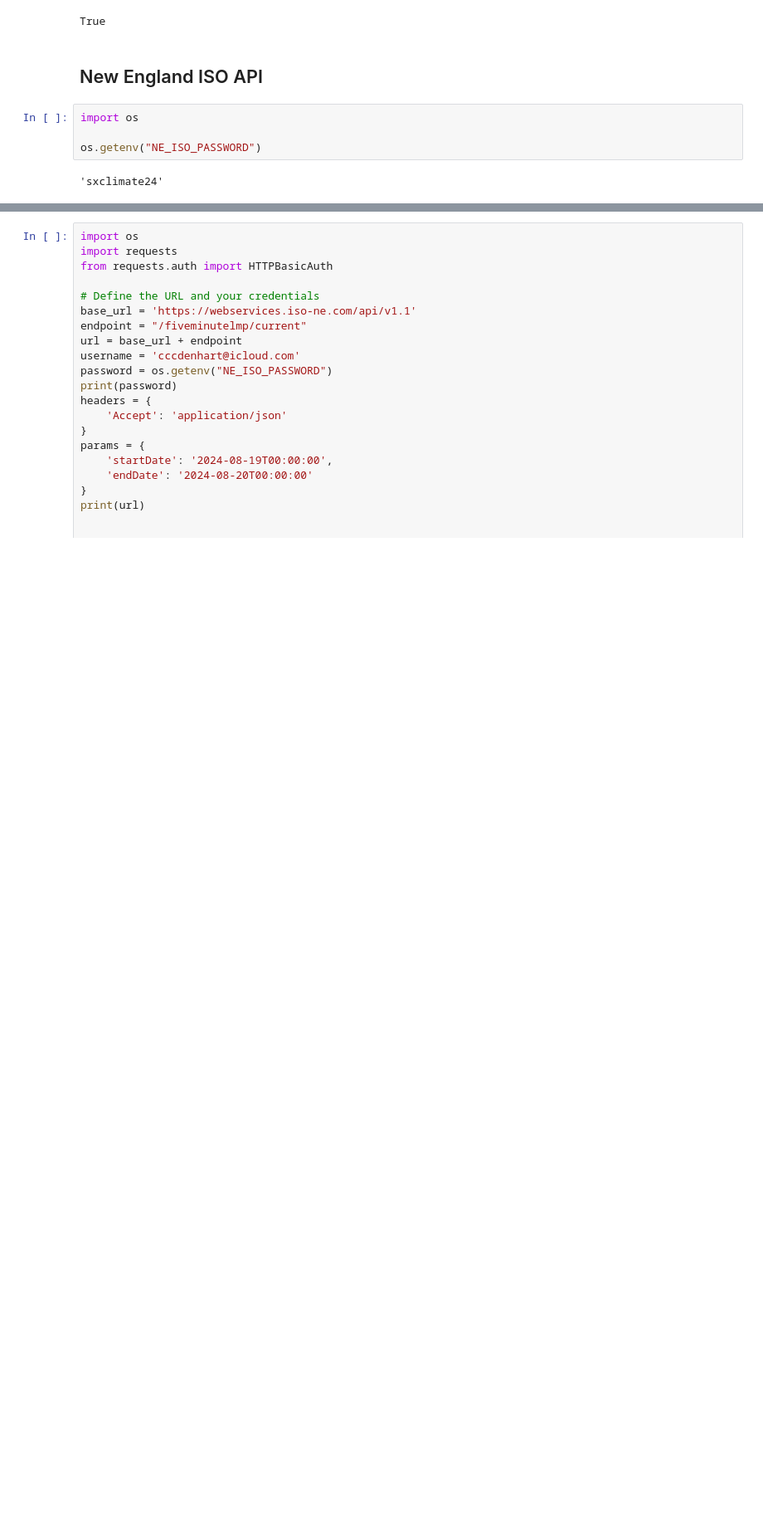
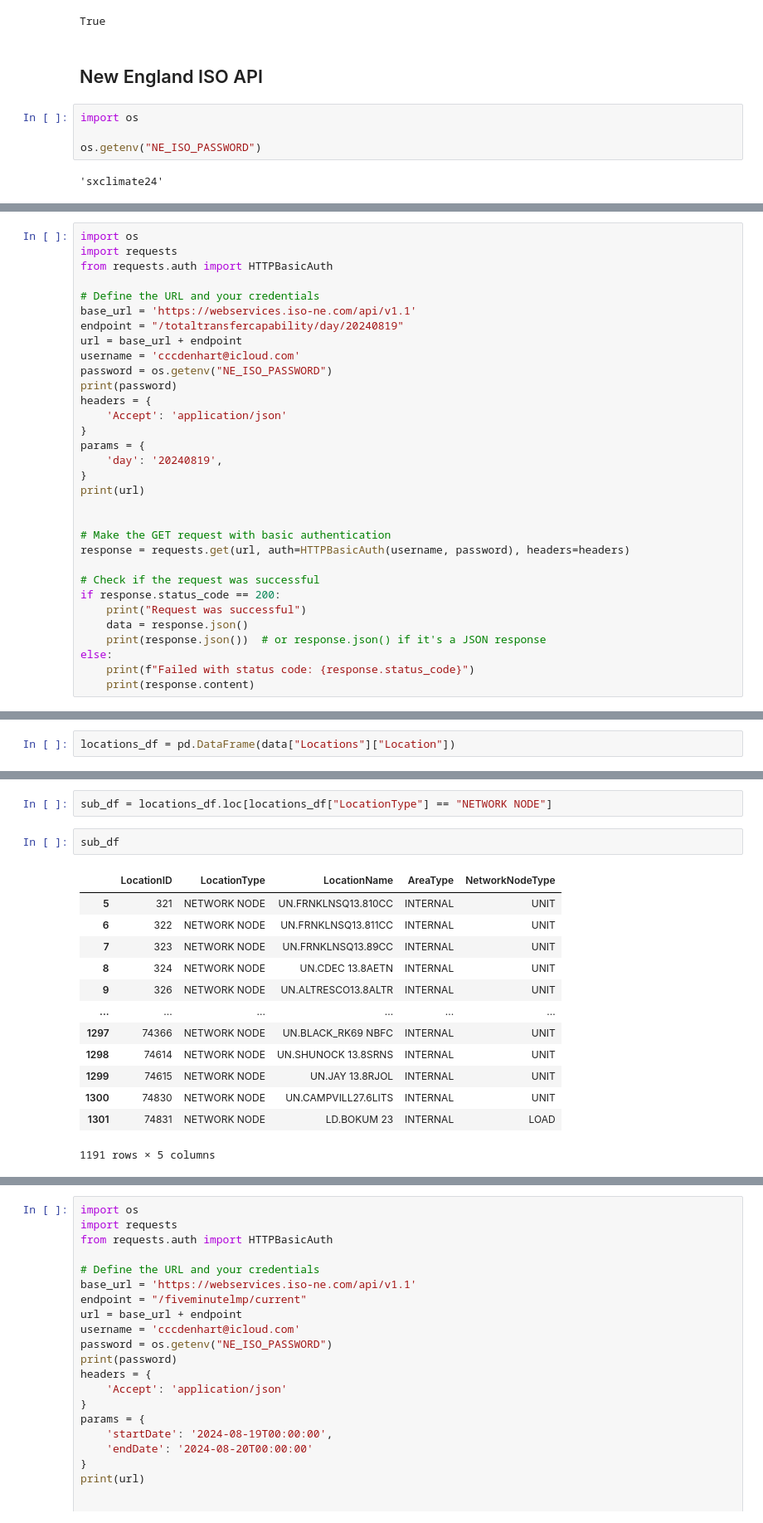
Before and after one commit to cccdenhart/transmission-capacity, a Jupyter notebook: explore.ipynb, the cells around one changed output, grey strips where cells are left out. Shown at 83% size. Saved outputs shown, nothing was run; the diff lists cells and outputs as text; blank space fills up the shorter version.

Commit message:
Add ne pnodes data

```diff
--- a/explore.ipynb
+++ b/explore.ipynb
@@ -21,0 +37,32 @@ os.getenv("NE_ISO_PASSWORD")
+# %%
+import os
+import requests
+from requests.auth import HTTPBasicAuth
+
+# Define the URL and your credentials
+base_url = 'https://webservices.iso-ne.com/api/v1.1'
+endpoint = "/totaltransfercapability/day/20240819"
+url = base_url + endpoint
+username = 'cccdenhart@icloud.com'
+password = os.getenv("NE_ISO_PASSWORD")
+print(password)
+headers = {
+    'Accept': 'application/json'
+}
+params = {
+    'day': '20240819',
+}
+print(url)
+
+
+# Make the GET request with basic authentication
+response = requests.get(url, auth=HTTPBasicAuth(username, password), headers=headers)
+
+# Check if the request was successful
+if response.status_code == 200:
+    print("Request was successful")
+    data = response.json()
+    print(response.json())  # or response.json() if it's a JSON response
+else:
+    print(f"Failed with status code: {response.status_code}")
+    print(response.content)
@@ -21,0 +167,2 @@ os.getenv("NE_ISO_PASSWORD")
+# %%
+locations_df = pd.DataFrame(data["Locations"]["Location"])
@@ -21,0 +185,18 @@ os.getenv("NE_ISO_PASSWORD")
+# %%
+sub_df = locations_df.loc[locations_df["LocationType"] == "NETWORK NODE"]
+# %%
+sub_df
+# %% [output]
+|  | LocationID | LocationType | LocationName | AreaType | NetworkNodeType |
+| 5 | 321 | NETWORK NODE | UN.FRNKLNSQ13.810CC | INTERNAL | UNIT |
+| 6 | 322 | NETWORK NODE | UN.FRNKLNSQ13.811CC | INTERNAL | UNIT |
+| 7 | 323 | NETWORK NODE | UN.FRNKLNSQ13.89CC | INTERNAL | UNIT |
+| 8 | 324 | NETWORK NODE | UN.CDEC 13.8AETN | INTERNAL | UNIT |
+| 9 | 326 | NETWORK NODE | UN.ALTRESCO13.8ALTR | INTERNAL | UNIT |
+| ... | ... | ... | ... | ... | ... |
+| 1297 | 74366 | NETWORK NODE | UN.BLACK_RK69 NBFC | INTERNAL | UNIT |
+| 1298 | 74614 | NETWORK NODE | UN.SHUNOCK 13.8SRNS | INTERNAL | UNIT |
+| 1299 | 74615 | NETWORK NODE | UN.JAY 13.8RJOL | INTERNAL | UNIT |
+| 1300 | 74830 | NETWORK NODE | UN.CAMPVILL27.6LITS | INTERNAL | UNIT |
+| 1301 | 74831 | NETWORK NODE | LD.BOKUM 23 | INTERNAL | LOAD |
+1191 rows × 5 columns
```
Also changed, not shown: parts of 19 cells of this notebook, 4 other files.
